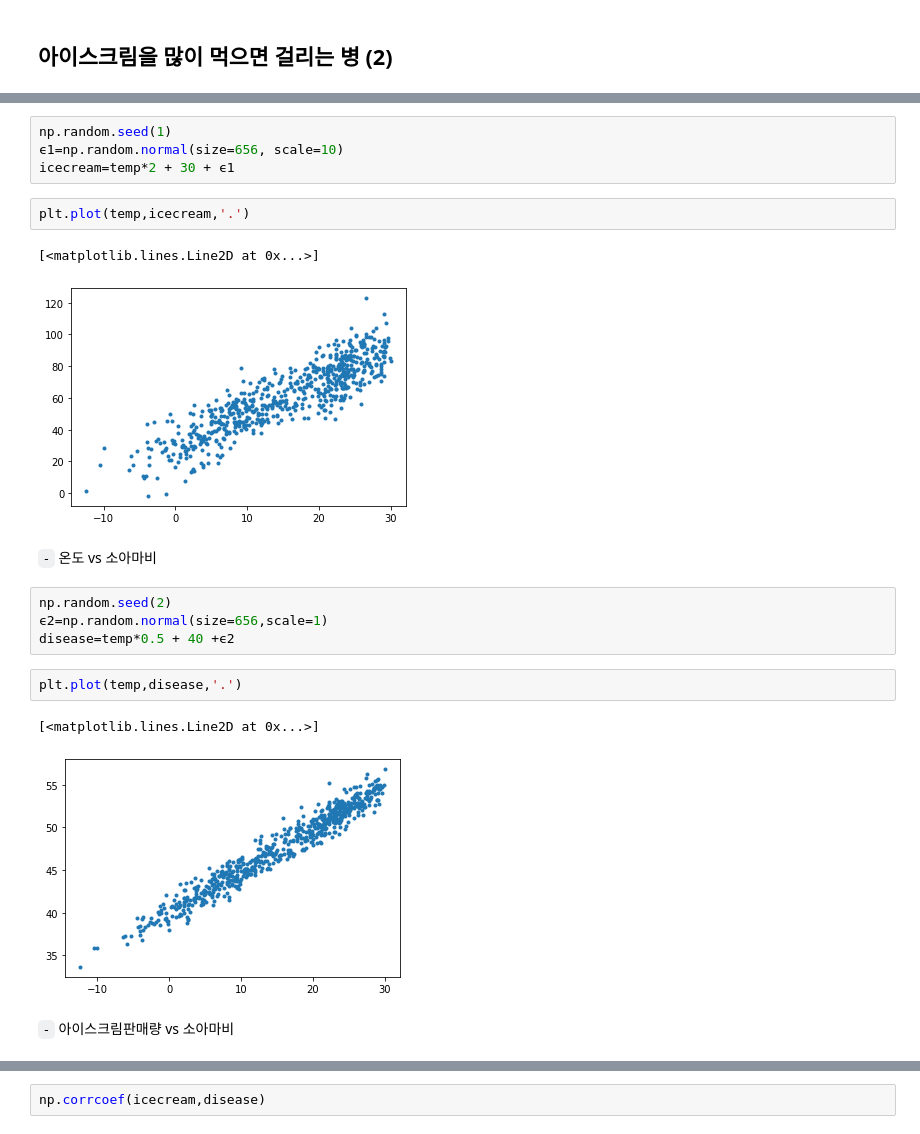
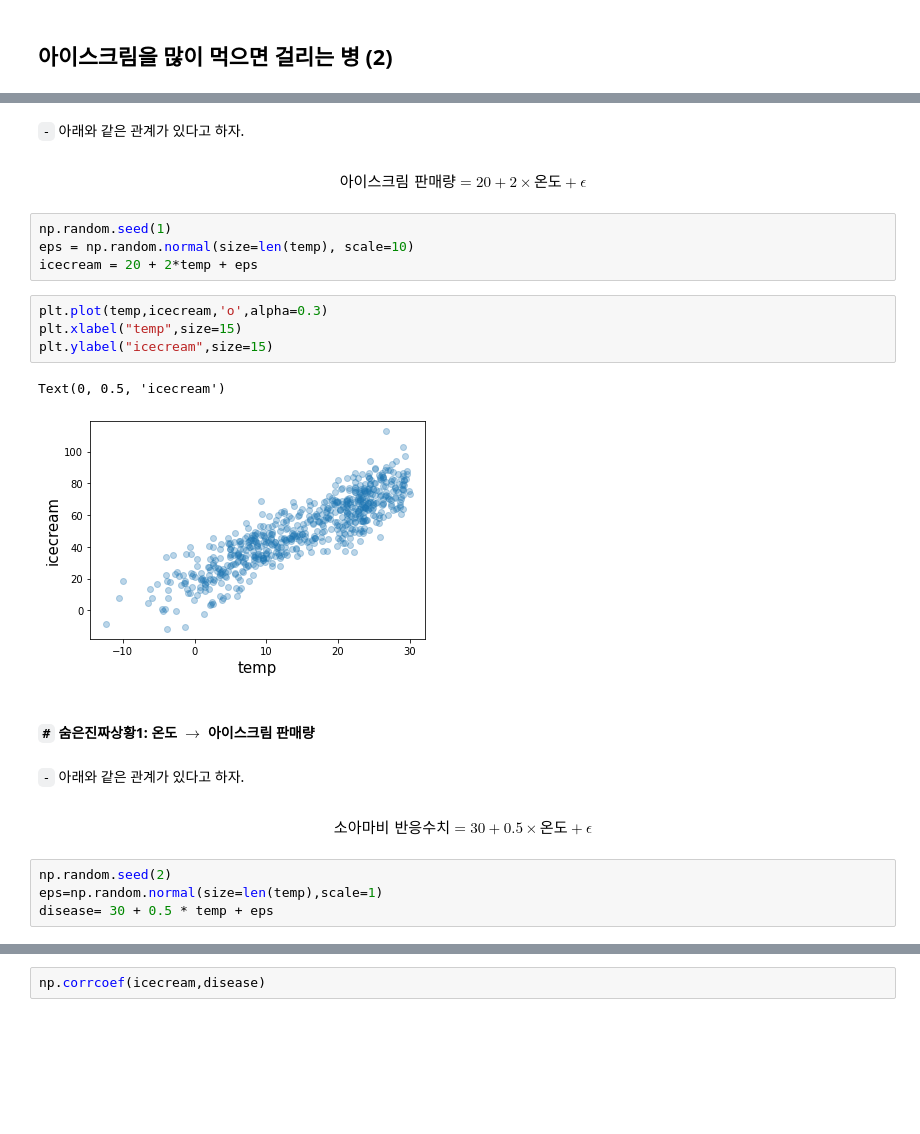
Before and after one commit to guebin/DV2022_backup, a Jupyter notebook: _notebooks/2022-10-19-(7주차) 10월19일.ipynb, the cells around one changed output, grey strips where cells are left out. Cells and saved outputs as stored; diff of their text form; blank space fills up the shorter version.

```diff
--- a/_notebooks/2022-10-19-(7주차) 10월19일.ipynb
+++ b/_notebooks/2022-10-19-(7주차) 10월19일.ipynb
@@ -49,22 +64,25 @@ len(temp)
+# %% [markdown]
+`-` 아래와 같은 관계가 있다고 하자.
+# %% [markdown]
+$$\text{아이스크림 판매량} = 20 + 2 \times \text{온도} + \epsilon$$
 # %%
 np.random.seed(1)
-ϵ1=np.random.normal(size=656, scale=10)
-icecream=temp*2 + 30 + ϵ1
+eps = np.random.normal(size=len(temp), scale=10)
+icecream = 20 + 2*temp + eps
-# %%
-plt.plot(temp,icecream,'.')
-# %% [output]
-[<matplotlib.lines.Line2D at 0x...>]
-[figure, removed]
-# %% [markdown]
-`-` 온도 vs 소아마비
+# %%
+plt.plot(temp,icecream,'o',alpha=0.3)
+plt.xlabel("temp",size=15)
+plt.ylabel("icecream",size=15)
+# %% [output]
+Text(0, 0.5, 'icecream')
+[figure, added]
+# %% [markdown]
+#### `#` 숨은진짜상황1: 온도 $\to$ 아이스크림 판매량
+# %% [markdown]
+`-` 아래와 같은 관계가 있다고 하자.
+# %% [markdown]
+$$\text{소아마비 반응수치} = 30 + 0.5 \times \text{온도} + \epsilon$$
 # %%
 np.random.seed(2)
-ϵ2=np.random.normal(size=656,scale=1)
-disease=temp*0.5 + 40 +ϵ2
+eps=np.random.normal(size=len(temp),scale=1)
+disease= 30 + 0.5 * temp + eps
-# %%
-plt.plot(temp,disease,'.')
-# %% [output]
-[<matplotlib.lines.Line2D at 0x...>]
-[figure, removed]
-# %% [markdown]
-`-` 아이스크림판매량 vs 소아마비
```
Also changed, not shown: parts of 136 cells of this notebook, 3 other files.
